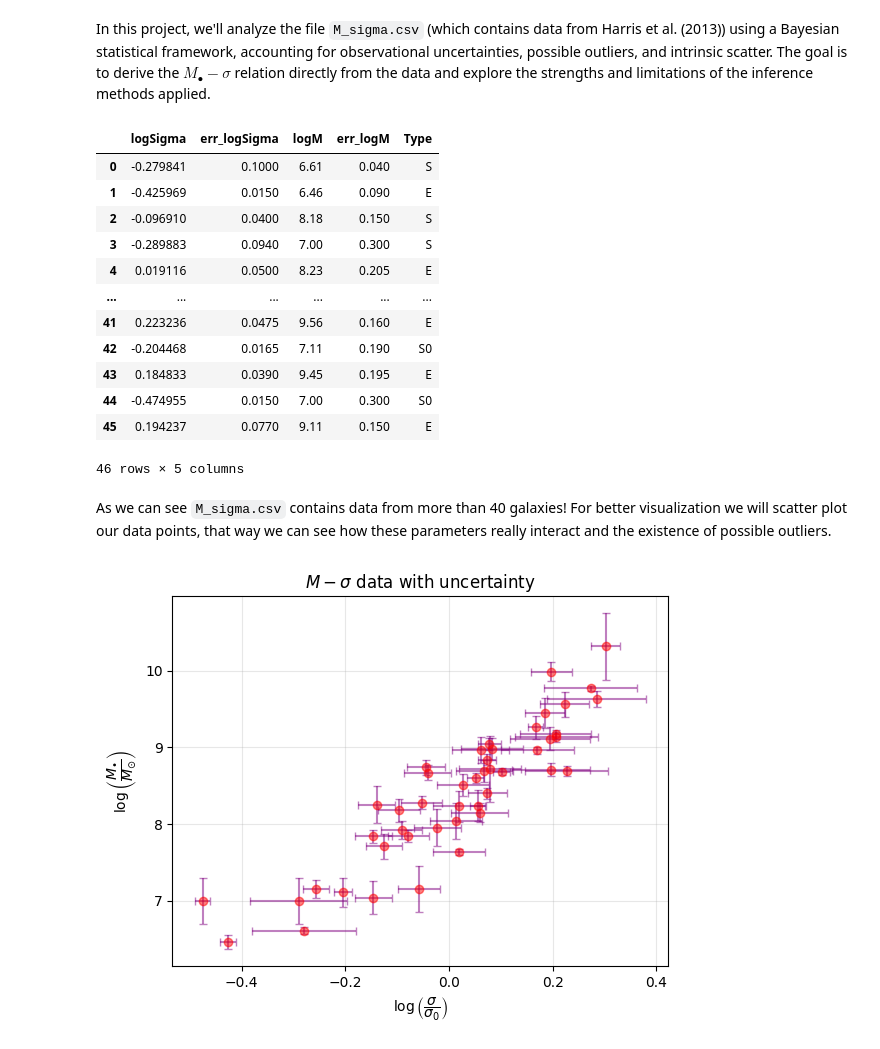
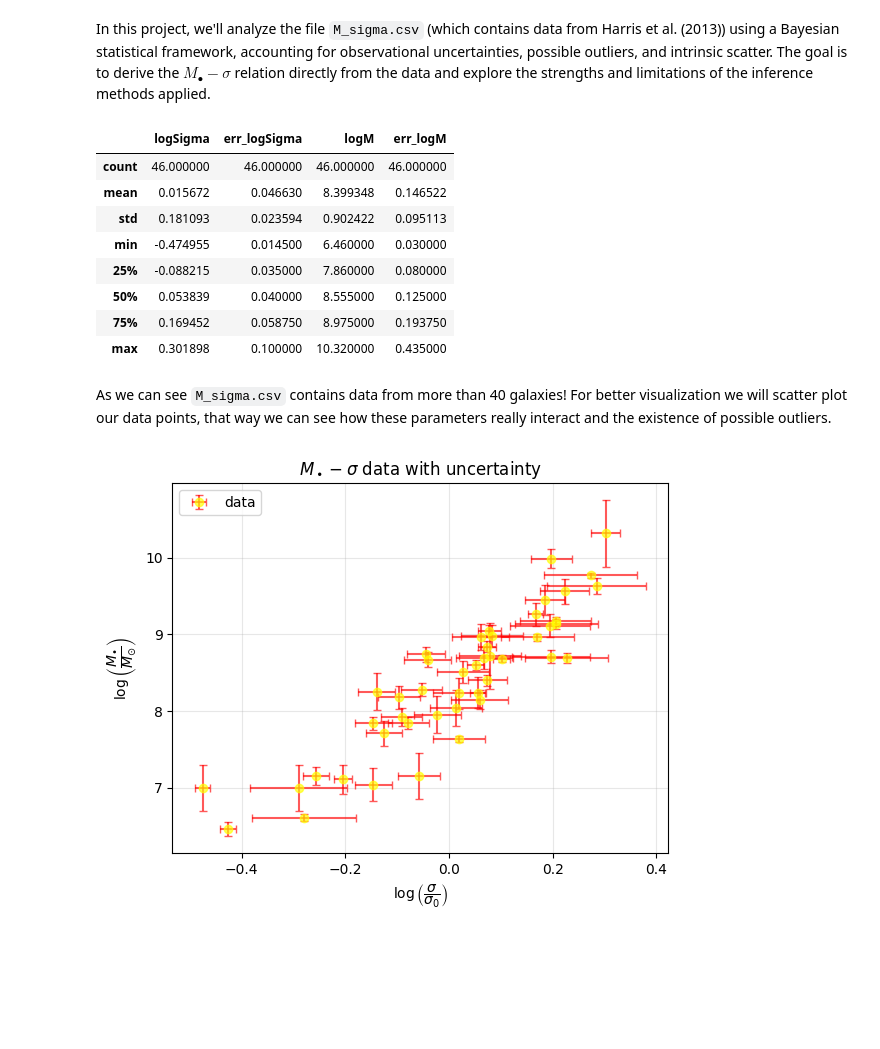
Before and after one commit to conichito/AS4501, a Jupyter notebook: Homework 1/Tarea-1.ipynb, the cells around one changed output. Drawn from its saved outputs; the diff is of its cells as text; code cells hidden in the pictures; blank space fills up the shorter version.

```diff
--- a/Homework 1/Tarea-1.ipynb
+++ b/Homework 1/Tarea-1.ipynb
@@ -457,38 +461,35 @@ In this project, we'll analyze the file `M_sigma.csv` (which contains data from
 # %%
 # We load and visualize the data
 data = pd.read_csv("M_sigma.csv")
-data
+data.describe()
 # %% [output]
-|  | logSigma | err_logSigma | logM | err_logM | Type |
-| 0 | -0.279841 | 0.1000 | 6.61 | 0.040 | S |
-| 1 | -0.425969 | 0.0150 | 6.46 | 0.090 | E |
-| 2 | -0.096910 | 0.0400 | 8.18 | 0.150 | S |
-| 3 | -0.289883 | 0.0940 | 7.00 | 0.300 | S |
-| 4 | 0.019116 | 0.0500 | 8.23 | 0.205 | E |
-| ... | ... | ... | ... | ... | ... |
-| 41 | 0.223236 | 0.0475 | 9.56 | 0.160 | E |
-| 42 | -0.204468 | 0.0165 | 7.11 | 0.190 | S0 |
-| 43 | 0.184833 | 0.0390 | 9.45 | 0.195 | E |
-| 44 | -0.474955 | 0.0150 | 7.00 | 0.300 | S0 |
-| 45 | 0.194237 | 0.0770 | 9.11 | 0.150 | E |
+|  | logSigma | err_logSigma | logM | err_logM |
+| count | 46.000000 | 46.000000 | 46.000000 | 46.000000 |
+| mean | 0.015672 | 0.046630 | 8.399348 | 0.146522 |
+| std | 0.181093 | 0.023594 | 0.902422 | 0.095113 |
+| min | -0.474955 | 0.014500 | 6.460000 | 0.030000 |
+| 25% | -0.088215 | 0.035000 | 7.860000 | 0.080000 |
+| 50% | 0.053839 | 0.040000 | 8.555000 | 0.125000 |
+| 75% | 0.169452 | 0.058750 | 8.975000 | 0.193750 |
+| max | 0.301898 | 0.100000 | 10.320000 | 0.435000 |
-46 rows × 5 columns
 # %% [markdown]
 As we can see `M_sigma.csv` contains data from more than 40 galaxies! For better visualization we will scatter plot our data points, that way we can see how these parameters really interact and the existence of possible outliers.
 # %%
 # Parameters
 
 x = data['logSigma'].values
 y = data['logM'].values
 x_err = data['err_logSigma'].values
 y_err = data['err_logM'].values
 galaxy_type = data['Type'].values
 
 # Scatter plot with errors
-plt.errorbar(x, y, xerr=x_err, yerr=y_err, fmt='o', color = 'red', ecolor='purple', alpha=0.5, capsize=3)
+plt.errorbar(x, y, xerr=x_err, yerr=y_err, fmt='o', color = 'yellow', ecolor='red', label = "data", alpha=0.65, capsize=3)
 plt.xlabel(r'$\log \left( \dfrac{\sigma}{\sigma_{0}} \right)$')
 plt.ylabel(r'$\log \left( \dfrac{M_{\bullet}}{M_{\odot}} \right)$')
-plt.title(r'$M - \sigma$ data with uncertainty')
+plt.title(r'$M_\bullet - \sigma$ data with uncertainty')
 plt.grid(alpha=0.3)
+plt.legend()
 plt.show()
 # %% [output]
-[figure, old version]
+[figure, new version]
```
Also changed, not shown: parts of 9 cells of this notebook.
